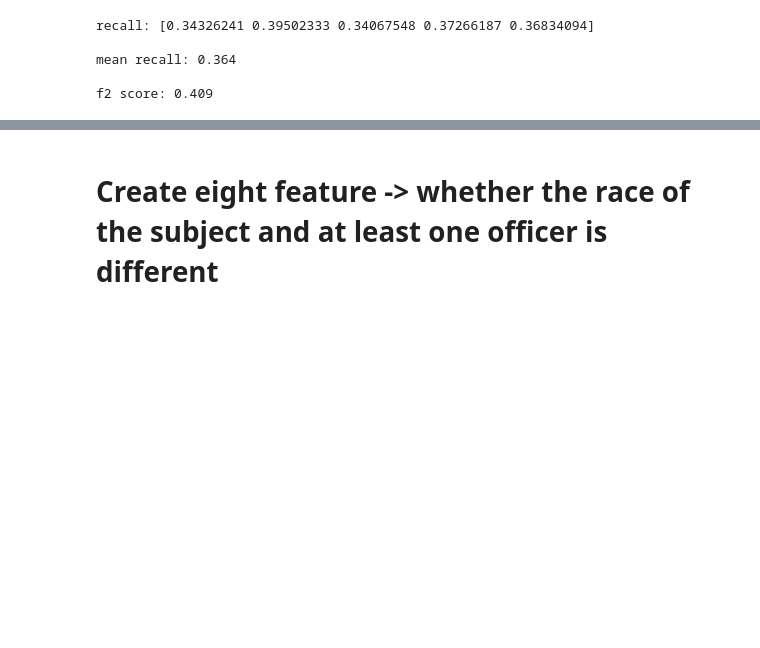
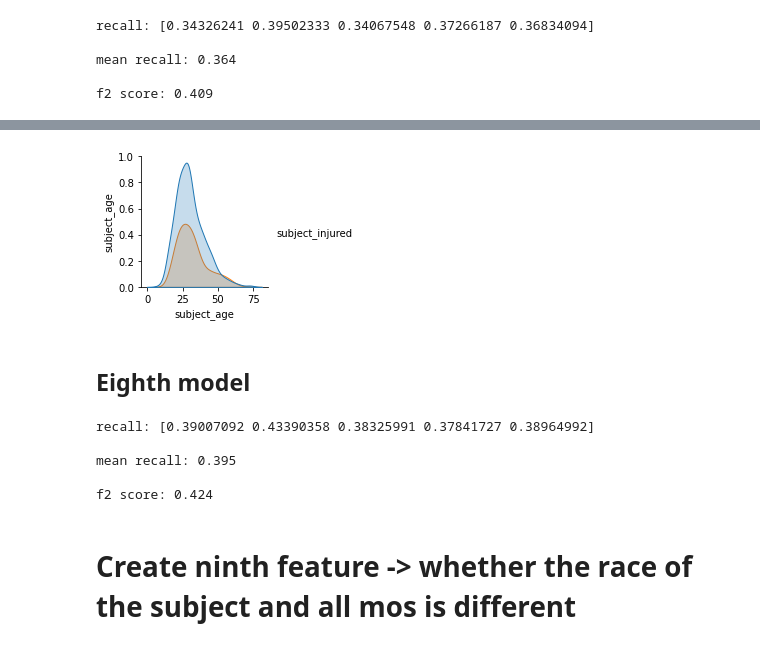
Before and after one commit to chloebs4590/Metis-Classification, a Jupyter notebook: nypd_use_of_force.ipynb, the cells around one changed output, grey strips where cells are left out. Drawn from its saved outputs; the diff is of its cells as text; code cells hidden in the pictures; blank space fills up the shorter version.

```diff
--- a/nypd_use_of_force.ipynb
+++ b/nypd_use_of_force.ipynb
@@ -944,0 +1048,15 @@ f2 score: 0.409
+# %%
+# assign median age to rows with nan
+
+subjects_df['age'].fillna(subjects_df['age'].median(),inplace=True)
+# %%
+subjects_age = subjects_df[['subject_id','age']]
+subjects_age = subjects_age.rename(columns = {'age':'subject_age'})
+# %%
+df_X = df_X.merge(subjects_age,on='subject_id')
+# %%
+plot_features(df_X[['subject_injured','subject_age']])
+# %% [output]
+[figure, added]
+# %% [markdown]
+## Eighth model
@@ -945,2 +1074,24 @@ f2 score: 0.409
+# %%
+# logistic regression
+
+lr_8 = LogisticRegression(solver='lbfgs',max_iter=10000)
+lr_8.fit(X_tr_val_8, y_tr_val_8)
+
+kf = KFold(n_splits=5, shuffle=True, random_state = 71)
+cv_results = cross_validate(lr_8, X_tr_val_8, y_tr_val_8, cv=kf, scoring='recall')
+
+y_pred_8 = lr_8.predict(X_tr_val_8)
+
+print(f"recall: {(cv_results['test_score'])}")
+print("")
+print(f"mean recall: {(np.mean(cv_results['test_score'])):.3f}")
+print("")
+print(f"f2 score: {fbeta_score(y_tr_val_8, y_pred_8, beta=2):.3f}")
+# %% [output]
+recall: [0.39007092 0.43390358 0.38325991 0.37841727 0.38964992]
+
+mean recall: 0.395
+
+f2 score: 0.424
 # %% [markdown]
-# Create eight feature -> whether the race of the subject and at least one officer is different
+# Create ninth feature -> whether the race of the subject and all mos is different
```
Also changed, not shown: parts of 56 cells of this notebook.
